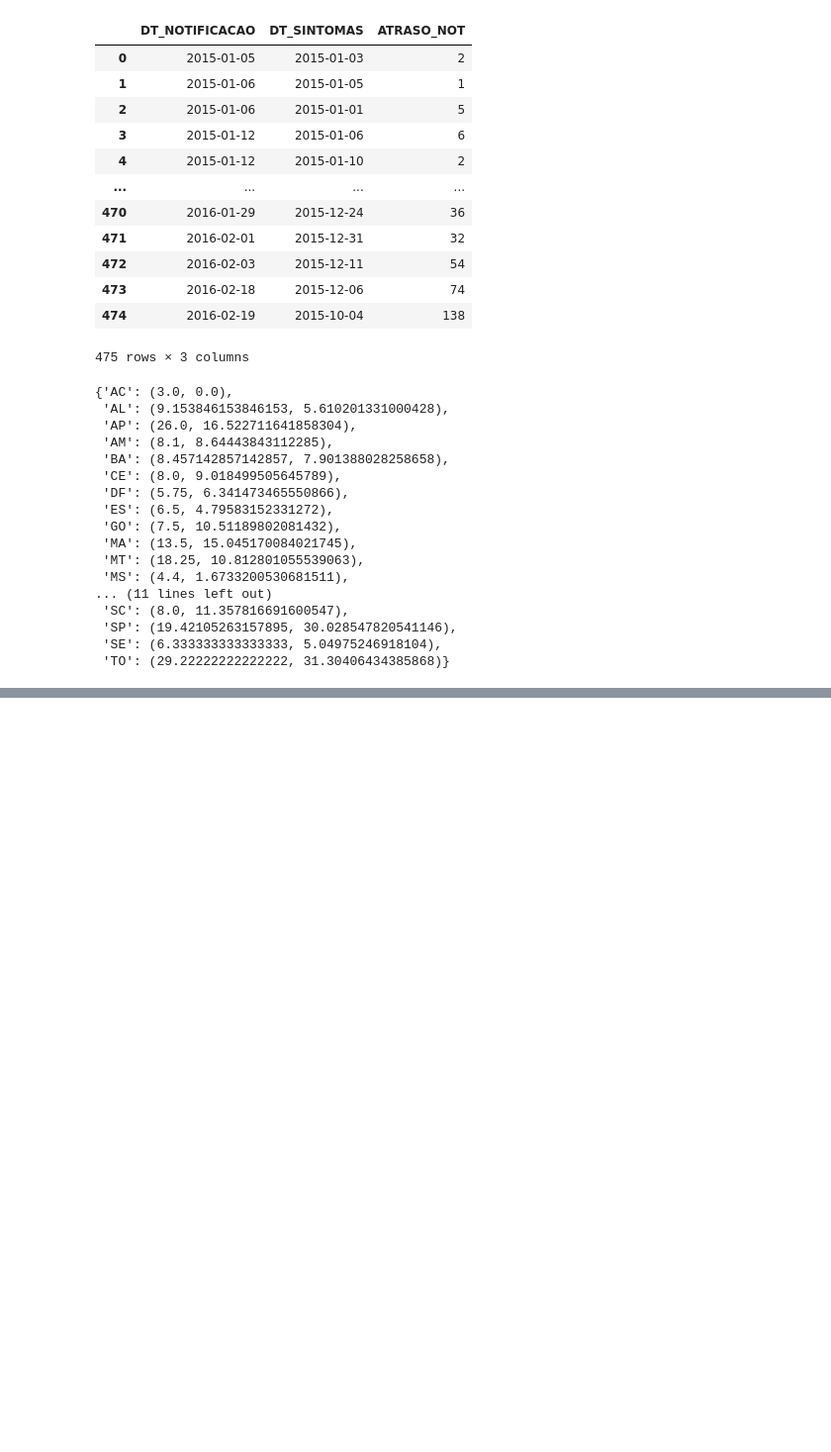
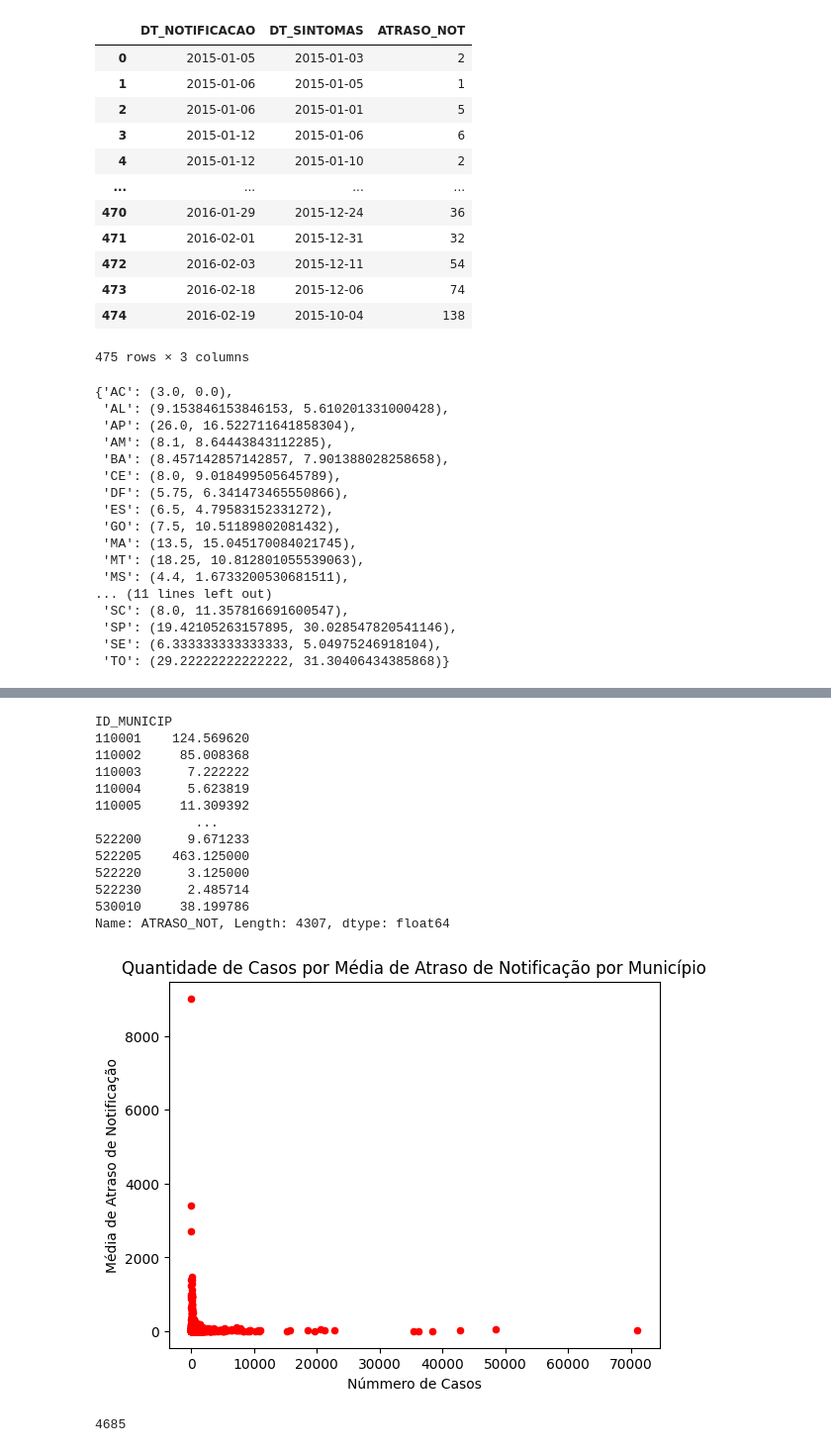
Before and after one commit to paulocgr9/Projeto-A2-IC, a Jupyter notebook: Descrição/notebook.ipynb, the cells around one changed output, grey strips where cells are left out. Shown: that part at 99% size. Drawn from its saved outputs; the diff is of its cells as text; code cells hidden in the pictures; blank space fills up the shorter version.

```diff
--- a/Descrição/notebook.ipynb
+++ b/Descrição/notebook.ipynb
@@ -145,8 +145,3 @@ Name: ATRASO_NOT, Length: 120, dtype: float64
 # %%
-dicionario_estados = {
-    12:"AC", 27:"AL", 16:"AP", 13:"AM", 29:"BA", 23:"CE", 53:"DF", 32:"ES",
-    52:"GO", 21:"MA", 51:"MT", 50:"MS", 31:"MG", 15:"PA", 25:"PB", 41:"PR",
-    26:"PE", 22:"PI", 24:"RN", 43:"RS", 33:"RJ", 11:"RO", 14:"RR", 42:"SC",
-    35:"SP", 28:"SE", 17:"TO"
-}
+CAMINHO = "dengue2010.csv"
 # %%
@@ -177,0 +270,21 @@ df[df["SG_UF_NOT"] == "AL"]
+# %%
+a2.questao_10(CAMINHO)
+# %% [output]
+ID_MUNICIP
+110001    124.569620
+110002     85.008368
+110003      7.222222
+110004      5.623819
+110005     11.309392
+             ...
+522200      9.671233
+522205    463.125000
+522220      3.125000
+522230      2.485714
+530010     38.199786
+Name: ATRASO_NOT, Length: 4307, dtype: float64
+[figure, added]
+# %%
+a2.questao_1()
+# %% [output]
+4685
```
Also changed, not shown: parts of 21 cells of this notebook, 2 other files.
